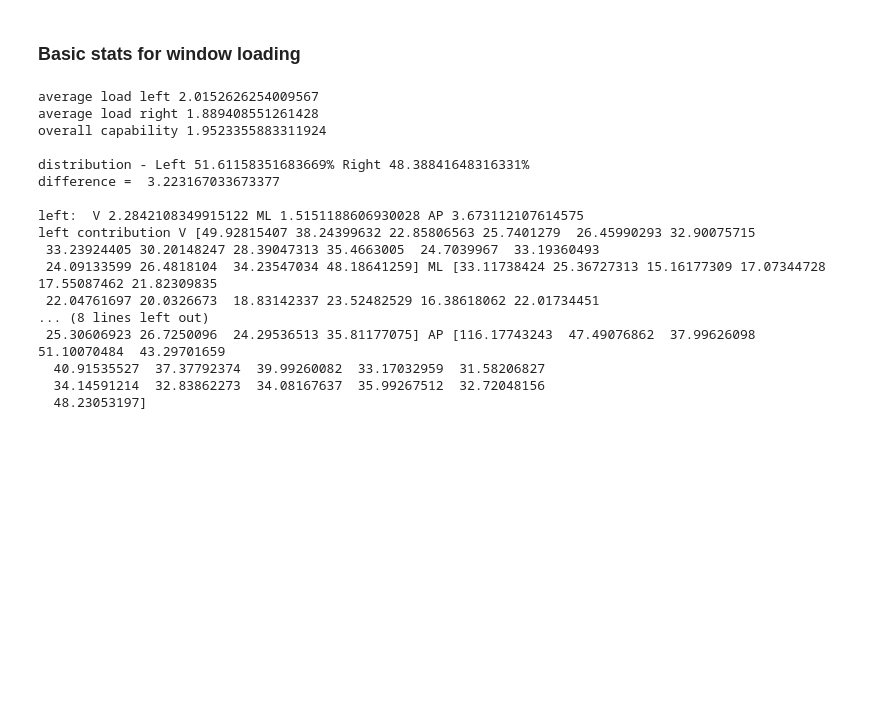
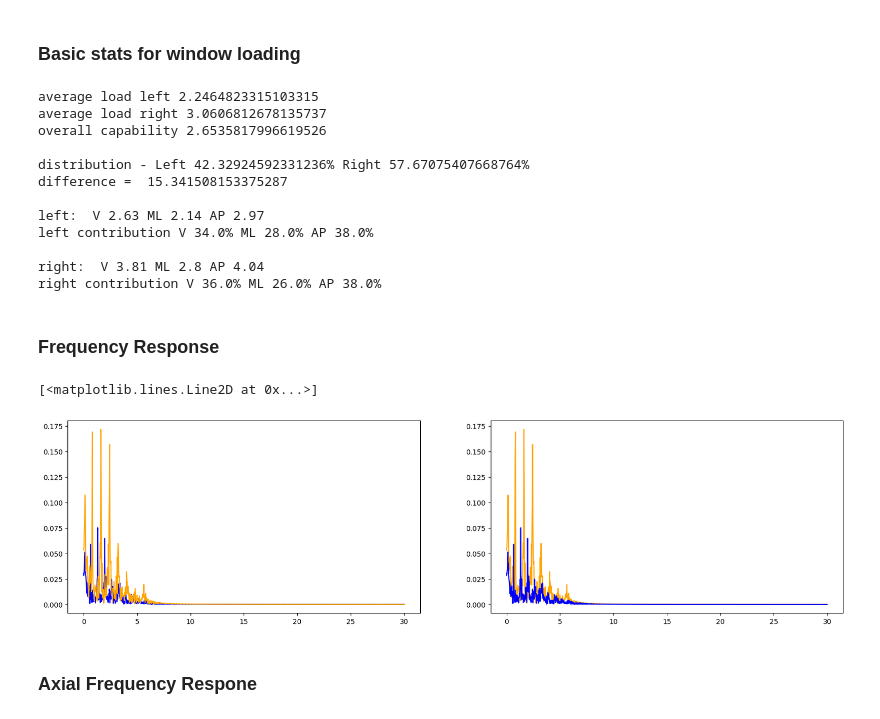
Before and after one commit to mcrooks83/os-reporting, a Jupyter notebook: 1. explore_patient_data.ipynb, the cells around one changed output. Saved outputs shown, nothing was run; the diff lists cells and outputs as text; code cells hidden in the pictures; blank space fills up the shorter version.

```diff
--- a/1. explore_patient_data.ipynb
+++ b/1. explore_patient_data.ipynb
@@ -328,45 +332,66 @@ print(f"difference =  {abs(wb_in_left - wb_in_right)}")
 
 print()
 
+
 # axis contribution
 # r_axis_wb, l_axis_wb are arrays of x,y,z
-l_t_axis = [sum(elements) for elements in zip(*l_axis_wb)]
-r_t_axis = [sum(elements) for elements in zip(*r_axis_wb)]
+l_t_axis = np.mean([sum(elements) for elements in zip(*l_axis_wb)])
+r_t_axis = np.mean([sum(elements) for elements in zip(*r_axis_wb)])
 
 left_avg_axis = []
 left_percent_contribution = []
-for axis in l_axis_wb:
-    ax_avg = np.sum(axis)/len(axis)
+for axis in l_axis_wb: # for each axis x, y, z
+    #print(axis)
+    ax_avg = round(np.sum(axis)/len(axis),2)
     left_avg_axis.append(ax_avg)
-    left_percent_contribution.append((ax_avg/l_t_axis)*100)
-
+    left_percent_contribution.append(round((ax_avg/l_t_axis)*100,0))
 
 right_avg_axis = []
 right_percent_contribution = []
 for axis in r_axis_wb:
-    ax_avg = np.sum(axis)/len(axis)
+    ax_avg = round(np.sum(axis)/len(axis),2)
     right_avg_axis.append(ax_avg)
-    right_percent_contribution.append((ax_avg/r_t_axis)*100)
+    right_percent_contribution.append(round((ax_avg/r_t_axis)*100,0))
 
 print(f"left:  V {left_avg_axis[0]} ML {left_avg_axis[1]} AP {left_avg_axis[2]}")
-print(f"left contribution V {left_percent_contribution[0]} ML {left_percent_contribution[1]} AP {left_percent_contribution[2]}")
+print(f"left contribution V {left_percent_contribution[0]}% ML {left_percent_contribution[1]}% AP {left_percent_contribution[2]}%")
+print()
 print(f"right:  V {right_avg_axis[0]} ML {right_avg_axis[1]} AP {right_avg_axis[2]}")
-print(f"right contribution V {right_percent_contribution[0]} ML {right_percent_contribution[1]} AP {right_percent_contribution[2]}")
+print(f"right contribution V {right_percent_contribution[0]}% ML {right_percent_contribution[1]}% AP {right_percent_contribution[2]}%")
 # %% [output]
-average load left 2.0152626254009567
-average load right 1.889408551261428
-overall capability 1.9523355883311924
+average load left 2.2464823315103315
+average load right 3.0606812678135737
+overall capability 2.6535817996619526
 
-distribution - Left 51.61158351683669% Right 48.38841648316331%
-difference =  3.223167033673377
+distribution - Left 42.32924592331236% Right 57.67075407668764%
+difference =  15.341508153375287
 
-left:  V 2.2842108349915122 ML 1.5151188606930028 AP 3.673112107614575
-left contribution V [49.92815407 38.24399632 22.85806563 25.7401279  26.45990293 32.90075715
- 33.23924405 30.20148247 28.39047313 35.4663005  24.7039967  33.19360493
- 24.09133599 26.4818104  34.23547034 48.18641259] ML [33.11738424 25.36727313 15.16177309 17.07344728 17.55087462 21.82309835
- 22.04761697 20.0326673  18.83142337 23.52482529 16.38618062 22.01734451
-... (8 lines left out)
- 25.30606923 26.7250096  24.29536513 35.81177075] AP [116.17743243  47.49076862  37.99626098  51.10070484  43.29701659
-  40.91535527  37.37792374  39.99260082  33.17032959  31.58206827
-  34.14591214  32.83862273  34.08167637  35.99267512  32.72048156
-  48.23053197]
+left:  V 2.63 ML 2.14 AP 2.97
+left contribution V 34.0% ML 28.0% AP 38.0%
+
+right:  V 3.81 ML 2.8 AP 4.04
+right contribution V 36.0% ML 26.0% AP 38.0%
+# %% [markdown]
+### Frequency Response
+# %%
+# 1. vector magnitude
+g=9.80665
+left_mag = vector_magnitude([left_acc_x / g, left_acc_y / g, left_acc_z / g])
+left_mag_filtered = filter_signal(b,a, left_mag, "filtfilt")
+right_mag = vector_magnitude([right_acc_x / g, right_acc_y / g, right_acc_z / g])
+right_mag_filtered = filter_signal(b,a, right_mag, "filtfilt")
+# 2. compute fft graph (returns x,y)
+left_fft = compute_frequency_response(left_mag_filtered, sampling_rate)
+right_fft = compute_frequency_response(right_mag_filtered, sampling_rate)
+# %%
+# 3. plot the graph
+fig, ax = plt.subplots(1,2, figsize=(20, 5))
+ax[0].plot(left_fft[0], left_fft[1], color="b")
+ax[0].plot(right_fft[0], right_fft[1], color="orange")
+ax[1].plot(right_fft[0], right_fft[1], color="orange")
+ax[1].plot(left_fft[0], left_fft[1], color="b")
+# %% [output]
+[<matplotlib.lines.Line2D at 0x...>]
+[figure, added]
+# %% [markdown]
+### Axial Frequency Respone
```
Also changed, not shown: parts of 12 cells of this notebook.
